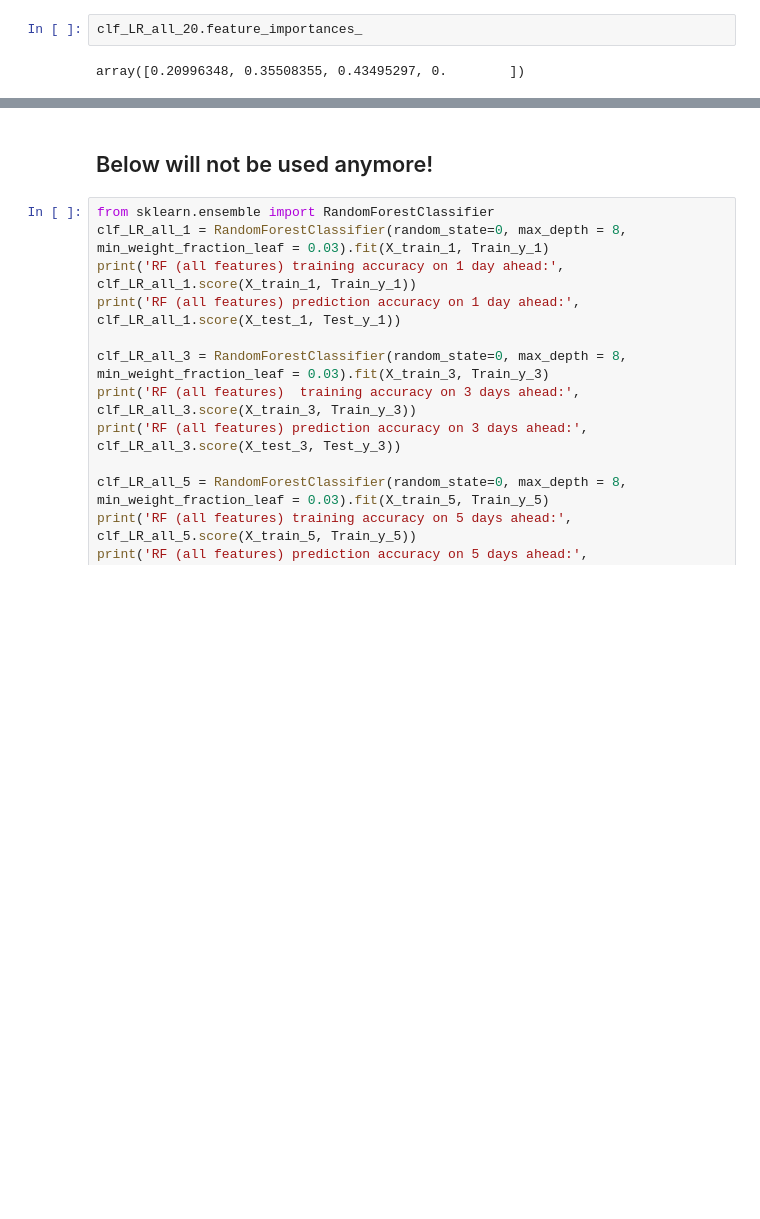
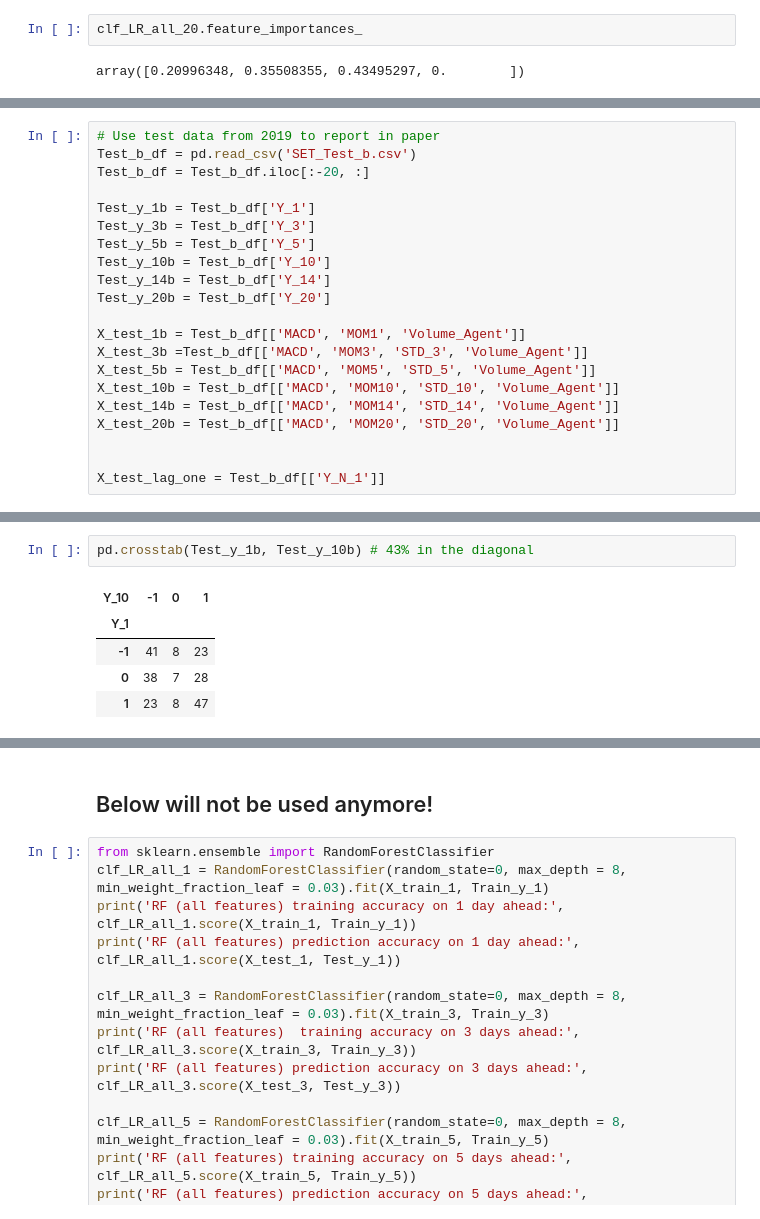
Before and after one commit to GoodDee/Seminar_Project_EE439, a Jupyter notebook: Model_V0_Part2_Revised.ipynb, the cells around one changed output, grey strips where cells are left out. Saved outputs shown, nothing was run; the diff lists cells and outputs as text; blank space fills up the shorter version.

```diff
--- a/Model_V0_Part2_Revised.ipynb
+++ b/Model_V0_Part2_Revised.ipynb
@@ -529,0 +526,21 @@ array([0.20996348, 0.35508355, 0.43495297, 0.        ])
+# %%
+# Use test data from 2019 to report in paper
+Test_b_df = pd.read_csv('SET_Test_b.csv')
+Test_b_df = Test_b_df.iloc[:-20, :]
+
+Test_y_1b = Test_b_df['Y_1']
+Test_y_3b = Test_b_df['Y_3']
+Test_y_5b = Test_b_df['Y_5']
+Test_y_10b = Test_b_df['Y_10']
+Test_y_14b = Test_b_df['Y_14']
+Test_y_20b = Test_b_df['Y_20']
+
+X_test_1b = Test_b_df[['MACD', 'MOM1', 'Volume_Agent']]
+X_test_3b =Test_b_df[['MACD', 'MOM3', 'STD_3', 'Volume_Agent']]
+X_test_5b = Test_b_df[['MACD', 'MOM5', 'STD_5', 'Volume_Agent']]
+X_test_10b = Test_b_df[['MACD', 'MOM10', 'STD_10', 'Volume_Agent']]
+X_test_14b = Test_b_df[['MACD', 'MOM14', 'STD_14', 'Volume_Agent']]
+X_test_20b = Test_b_df[['MACD', 'MOM20', 'STD_20', 'Volume_Agent']]
+
+
+X_test_lag_one = Test_b_df[['Y_N_1']]
@@ -529,0 +589,8 @@ array([0.20996348, 0.35508355, 0.43495297, 0.        ])
+# %%
+pd.crosstab(Test_y_1b, Test_y_10b) # 43% in the diagonal
+# %% [output]
+| Y_10 | -1 | 0 | 1 |
+| Y_1 |  |  |  |
+| -1 | 41 | 8 | 23 |
+| 0 | 38 | 7 | 28 |
+| 1 | 23 | 8 | 47 |
```
Also changed, not shown: parts of 24 cells of this notebook, 1 other file.
